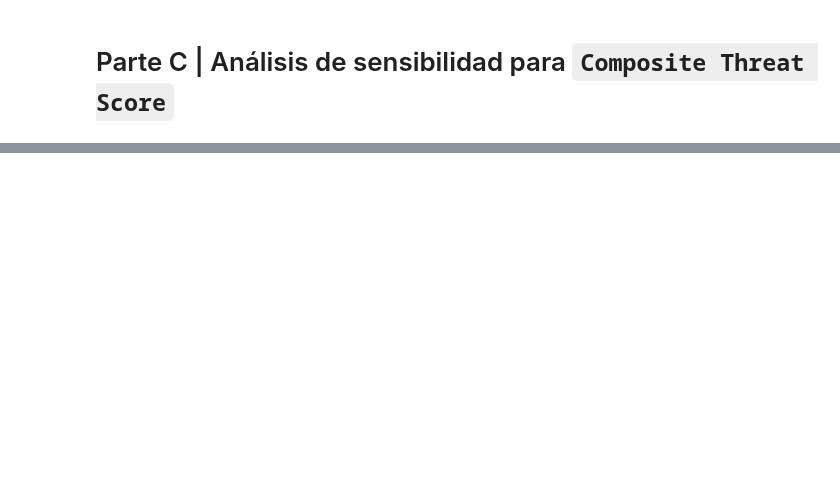
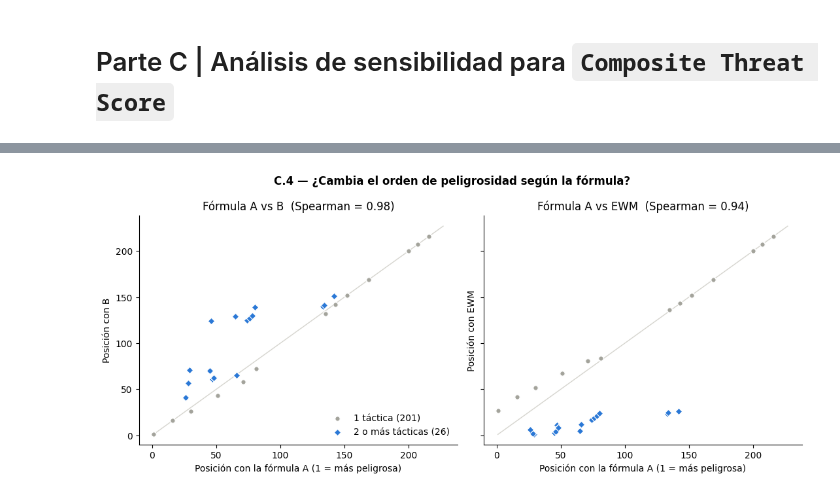
Before and after one commit to Jim-VA/ThreatLLM_v2, a Jupyter notebook: notebooks/Avance4_ModelosAlternativos/Avance4_55.ipynb, the cells around one changed output, grey strips where cells are left out. Saved outputs shown, nothing was run; the diff lists cells and outputs as text; code cells hidden in the pictures; blank space fills up the shorter version.

```diff
--- a/notebooks/Avance4_ModelosAlternativos/Avance4_55.ipynb
+++ b/notebooks/Avance4_ModelosAlternativos/Avance4_55.ipynb
@@ -697,0 +1202,22 @@ Como hipótesis, se plantea que la etapa de similitud con MITRE podría filtrar
+# %%
+# Traducir el nombre corto de cada táctica (ej. "credential-access") a su nombre completo
+nombre_tactica = {o["x_mitre_shortname"]: o["name"] for o in objetos_mitre if o["type"] == "x-mitre-tactic"}
+
+filas = []
+for o in objetos_mitre:
+    # Nos quedamos solo con técnicas principales y vigentes
+    if o["type"] != "attack-pattern" or o.get("revoked") or o.get("x_mitre_deprecated") or o.get("x_mitre_is_subtechnique"):
+        continue
+    tid = next(r["external_id"] for r in o["external_references"] if r.get("source_name") == "mitre-attack")
+    tacticas = [nombre_tactica[k["phase_name"]] for k in o["kill_chain_phases"] if k["kill_chain_name"] == "mitre-attack"]
+    pesos = [PESOS_TACTICA[t] for t in tacticas]
+    filas.append({"technique_id": tid, "nombre": o["name"], "tacticas": ", ".join(tacticas),
+                  "max_w": max(pesos), "mean_w": np.mean(pesos), "n_tacticas": len(tacticas)})
+
+tecnicas = pd.DataFrame(filas).sort_values("technique_id").reset_index(drop=True)
+MAX_TACTICAS = tecnicas["n_tacticas"].max()
+tecnicas["versatilidad"] = tecnicas["n_tacticas"] / MAX_TACTICAS
+
+print(f"Técnicas principales: {len(tecnicas)}  |  Máximo de tácticas en una técnica: {MAX_TACTICAS}")
+print("¿Cuántas técnicas tienen 1, 2, 3 o 4 tácticas?", tecnicas["n_tacticas"].value_counts().sort_index().to_dict())
+tecnicas.head(10)
@@ -697,0 +1434,17 @@ Como hipótesis, se plantea que la etapa de similitud con MITRE podría filtrar
+# %%
+GRIS, AZUL = "#a3a39b", "#2a78d6"
+fig, ejes = plt.subplots(1, 2, figsize=(11, 4.8), sharex=True, sharey=True)
+for eje, otra in zip(ejes, ["B", "EWM"]):
+    for varias, color, marca, etiqueta in [(False, GRIS, "o", "1 táctica (201)"), (True, AZUL, "D", "2 o más tácticas (26)")]:
+        grupo = tecnicas[(tecnicas.n_tacticas > 1) == varias]
+        eje.scatter(grupo.pos_A, grupo[f"pos_{otra}"], s=28, c=color, marker=marca, edgecolors="white", linewidths=0.8, label=etiqueta)
+    eje.plot([1, len(tecnicas)], [1, len(tecnicas)], color="#d6d5cf", lw=1, zorder=0)
+    rho = spearmanr(tecnicas.cts_A, tecnicas[f"cts_{otra}"])[0]
+    eje.set(title=f"Fórmula A vs {otra}  (Spearman = {rho:.2f})",
+            xlabel="Posición con la fórmula A (1 = más peligrosa)", ylabel=f"Posición con {otra}")
+    eje.spines[["top", "right"]].set_visible(False)
+ejes[0].legend(frameon=False, loc="lower right")
+plt.suptitle("C.4 — ¿Cambia el orden de peligrosidad según la fórmula?", fontweight="bold")
+plt.tight_layout(); plt.show()
+# %% [output]
+[figure, added]
```
Also changed, not shown: parts of 48 cells of this notebook.
